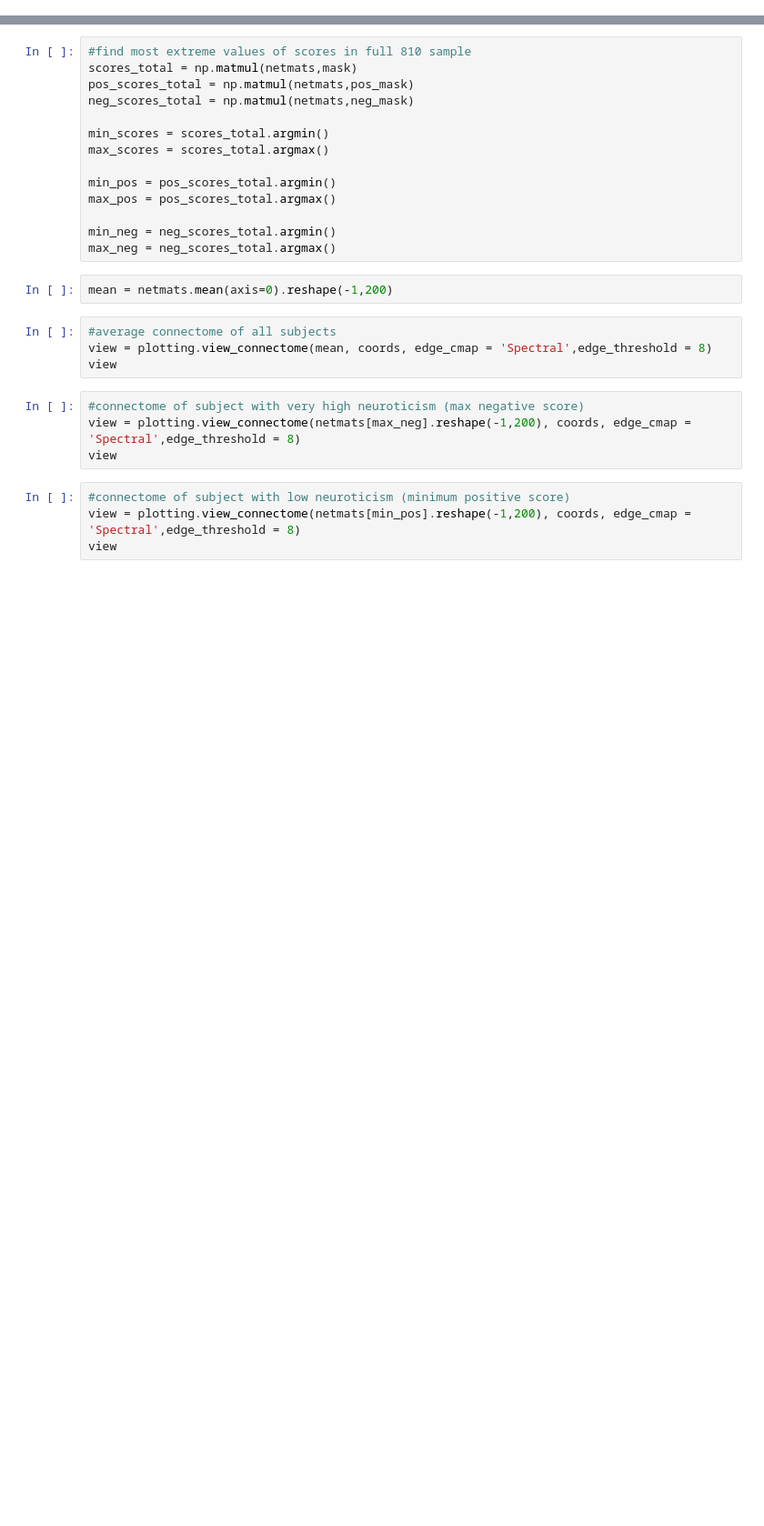
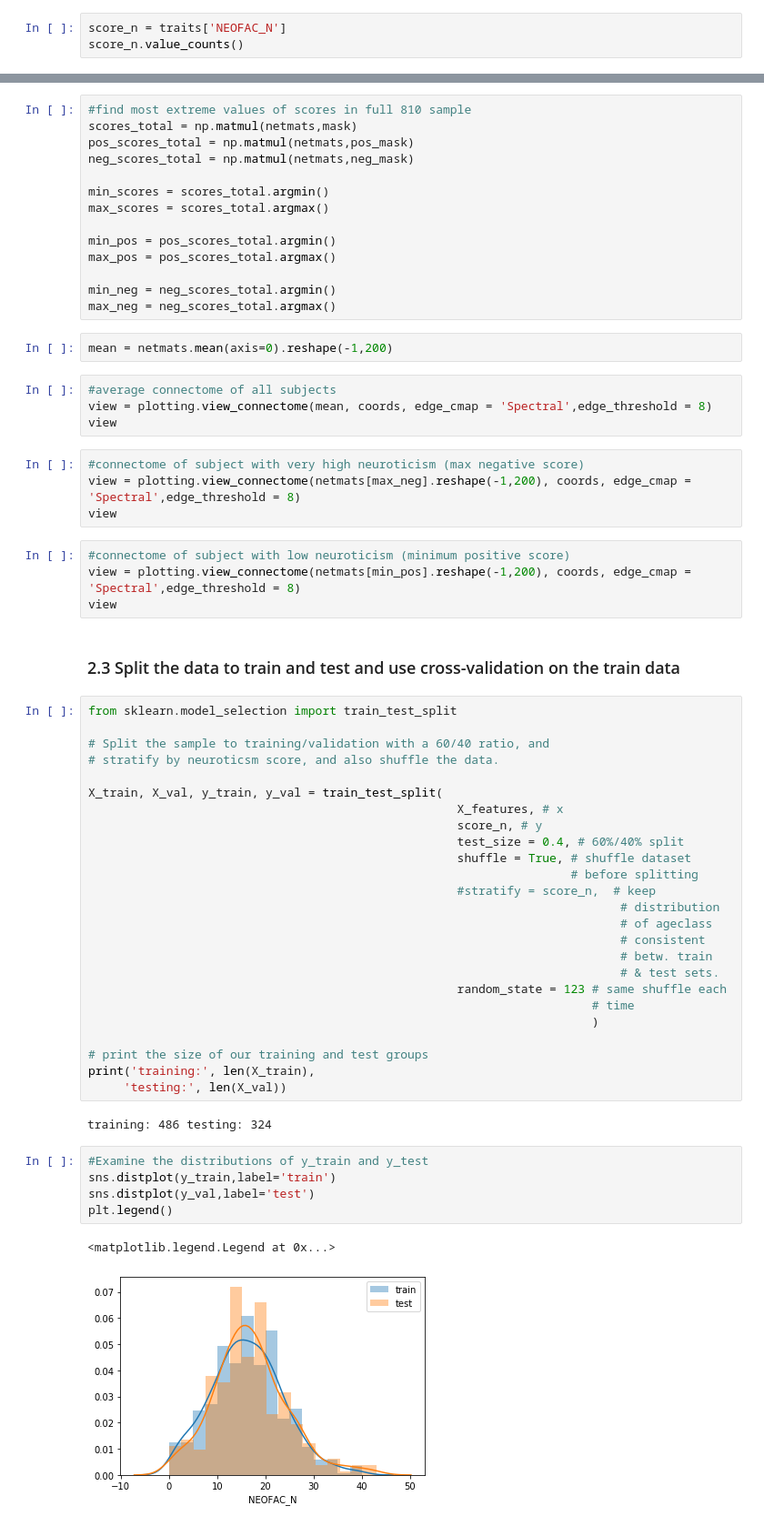
Before and after one commit to brainhack-school2020/harveyaa_fMRI_neuroticism, a Jupyter notebook: ptn_pipeline.ipynb, the cells around one changed output, grey strips where cells are left out. Shown at 91% size. Drawn from its saved outputs; the diff is of its cells as text; blank space fills up the shorter version.

```diff
--- a/ptn_pipeline.ipynb
+++ b/ptn_pipeline.ipynb
@@ -16,0 +67,3 @@ neuroticism = neuroticism[:3]
+# %%
+score_n = traits['NEOFAC_N']
+score_n.value_counts()
@@ -71,3 +142,40 @@ view
 #connectome of subject with low neuroticism (minimum positive score)
 view = plotting.view_connectome(netmats[min_pos].reshape(-1,200), coords, edge_cmap = 'Spectral',edge_threshold = 8)
 view
+# %% [markdown]
+### 2.3 Split the data to train and test and use cross-validation on the train data
+# %%
+from sklearn.model_selection import train_test_split
+
+# Split the sample to training/validation with a 60/40 ratio, and
+# stratify by neuroticsm score, and also shuffle the data.
+
+X_train, X_val, y_train, y_val = train_test_split(
+                                                    X_features, # x
+                                                    score_n, # y
+                                                    test_size = 0.4, # 60%/40% split
+                                                    shuffle = True, # shuffle dataset
+                                                                    # before splitting
+                                                    #stratify = score_n,  # keep
+                                                                           # distribution
+                                                                           # of ageclass
+                                                                           # consistent
+                                                                           # betw. train
+                                                                           # & test sets.
+                                                    random_state = 123 # same shuffle each
+                                                                       # time
+                                                                       )
+
+# print the size of our training and test groups
+print('training:', len(X_train),
+     'testing:', len(X_val))
+# %% [output]
+training: 486 testing: 324
+# %%
+#Examine the distributions of y_train and y_test
+sns.distplot(y_train,label='train')
+sns.distplot(y_val,label='test')
+plt.legend()
+# %% [output]
+<matplotlib.legend.Legend at 0x...>
+[figure, added]
```
Also changed, not shown: parts of 10 cells of this notebook.
